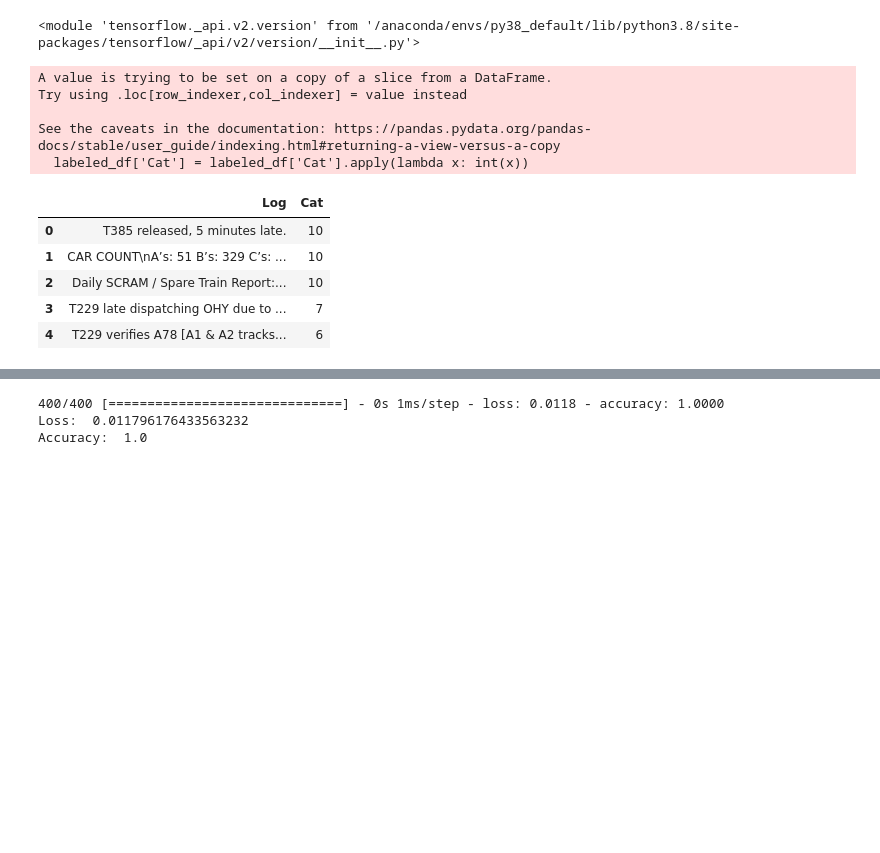
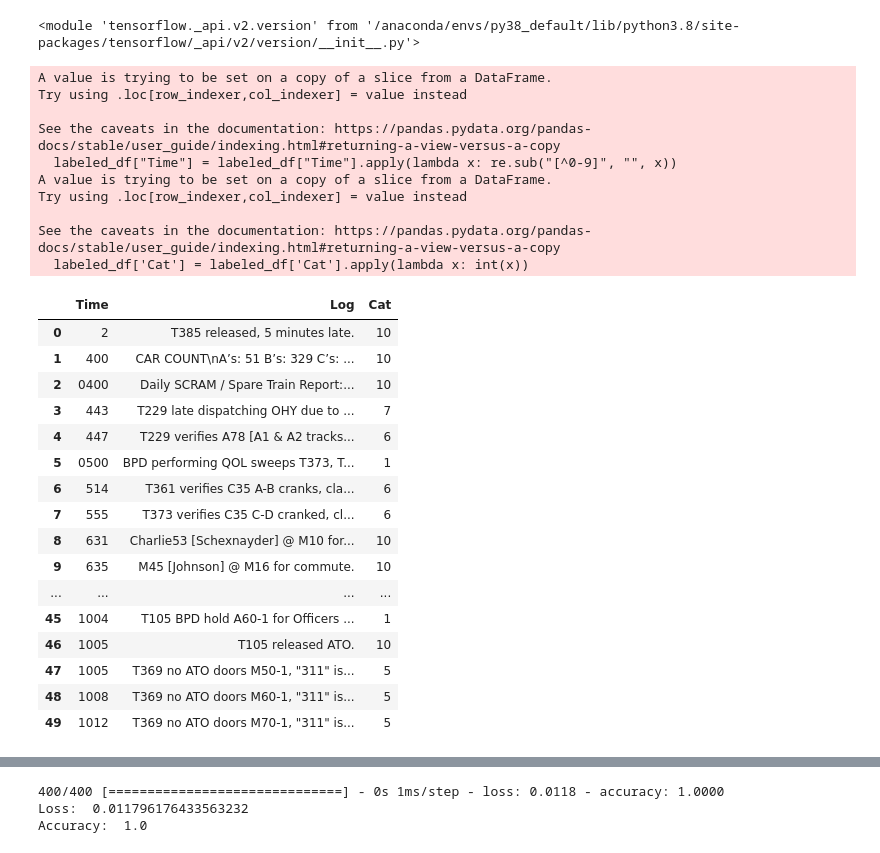
Before and after one commit to hsabraham28/bartgeoviz, a Jupyter notebook: occ-log-classification/occ-log-classifier.ipynb, the cells around one changed output, grey strips where cells are left out. Cells and saved outputs as stored; diff of their text form; code cells hidden in the pictures; blank space fills up the shorter version.

```diff
--- a/occ-log-classification/occ-log-classifier.ipynb
+++ b/occ-log-classification/occ-log-classifier.ipynb
@@ -30,27 +30,44 @@ print(tf.version)
 #csv_to_dataset(csv_path, batch_size, label, num_epochs)
 # %%
 occ_df = pd.read_csv('csv/nadav-labeled-2.csv')
-occ_df = occ_df[["Log", "Cat"]]
+occ_df = occ_df[["Time", "Log", "Cat"]]
 
 # first 100 rows are labeled
 labeled_df = occ_df.iloc[:500,:]
+labeled_df["Time"] = labeled_df["Time"].apply(lambda x: re.sub("[^0-9]", "", x))
 unlabeled_df = occ_df.iloc[501:,:]
 
 #labeled_df = labeled_df[labeled_df.Cat.apply(lambda x: x.isnumeric())]
 labeled_df['Cat'] = labeled_df['Cat'].apply(lambda x: int(x))
-labeled_df.head(5)
+labeled_df.head(50)
 # %% [output]
+A value is trying to be set on a copy of a slice from a DataFrame.
+Try using .loc[row_indexer,col_indexer] = value instead
+
+See the caveats in the documentation: https://pandas.pydata.org/pandas-docs/stable/user_guide/indexing.html#returning-a-view-versus-a-copy
+  labeled_df["Time"] = labeled_df["Time"].apply(lambda x: re.sub("[^0-9]", "", x))
 A value is trying to be set on a copy of a slice from a DataFrame.
 Try using .loc[row_indexer,col_indexer] = value instead
 
 See the caveats in the documentation: https://pandas.pydata.org/pandas-docs/stable/user_guide/indexing.html#returning-a-view-versus-a-copy
   labeled_df['Cat'] = labeled_df['Cat'].apply(lambda x: int(x))
-|  | Log | Cat |
-| 0 | T385 released, 5 minutes late. | 10 |
-| 1 | CAR COUNT\nA’s: 51 B’s: 329 C’s: ... | 10 |
-| 2 | Daily SCRAM / Spare Train Report:... | 10 |
-| 3 | T229 late dispatching OHY due to ... | 7 |
-| 4 | T229 verifies A78 [A1 & A2 tracks... | 6 |
+|  | Time | Log | Cat |
+| 0 | 2 | T385 released, 5 minutes late. | 10 |
+| 1 | 400 | CAR COUNT\nA’s: 51 B’s: 329 C’s: ... | 10 |
+| 2 | 0400 | Daily SCRAM / Spare Train Report:... | 10 |
+| 3 | 443 | T229 late dispatching OHY due to ... | 7 |
+| 4 | 447 | T229 verifies A78 [A1 & A2 tracks... | 6 |
+| 5 | 0500 | BPD performing QOL sweeps T373, T... | 1 |
+| 6 | 514 | T361 verifies C35 A-B cranks, cla... | 6 |
+| 7 | 555 | T373 verifies C35 C-D cranked, cl... | 6 |
+| 8 | 631 | Charlie53 [Schexnayder] @ M10 for... | 10 |
+| 9 | 635 | M45 [Johnson] @ M16 for commute. | 10 |
+| ... | ... | ... | ... |
+| 45 | 1004 | T105 BPD hold A60-1 for Officers ... | 1 |
+| 46 | 1005 | T105 released ATO. | 10 |
+| 47 | 1005 | T369 no ATO doors M50-1, "311" is... | 5 |
+| 48 | 1008 | T369 no ATO doors M60-1, "311" is... | 5 |
+| 49 | 1012 | T369 no ATO doors M70-1, "311" is... | 5 |
 # %%
 # Save dataframes as csv files
 
```
Also changed, not shown: 2 other files.
